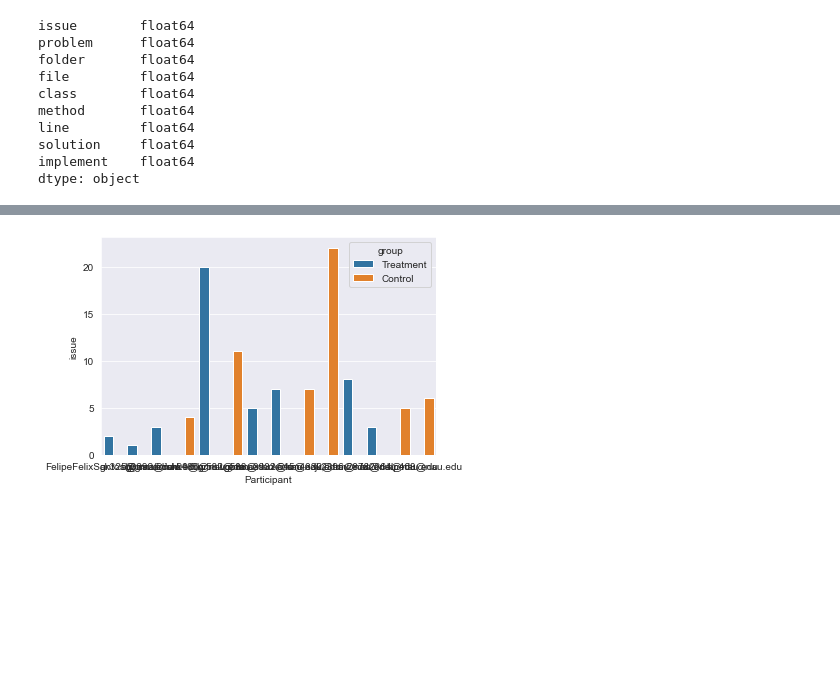
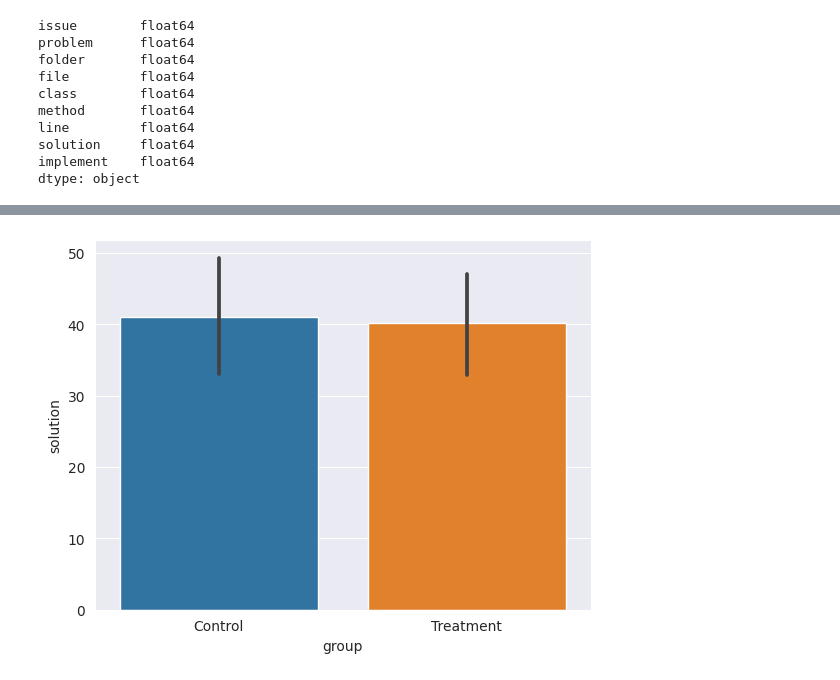
Before and after one commit to fabiojavamarcos/MilestonesExperiments, a Jupyter notebook: Analysis_MilestonesExperiments.ipynb, the cells around one changed output, grey strips where cells are left out. Saved outputs shown, nothing was run; the diff lists cells and outputs as text; code cells hidden in the pictures; blank space fills up the shorter version.

```diff
--- a/Analysis_MilestonesExperiments.ipynb
+++ b/Analysis_MilestonesExperiments.ipynb
@@ -9,9 +9,12 @@ import seaborn as sns
 #https://altair-viz.github.io/gallery/errorbars_with_std.html
 #import altair as alt
 #from vega_datasets import data
-
+# Set Seaborn style
+sns.set_style('darkgrid')
 #defining paths
-results_milestones = 'Milestones - timesStandard-prod.csv'
+#results_milestones = 'Milestones - timesStandard-prod.csv'
+# results_milestones = '2024_data/testData.csv'
+results_milestones =  '2024_data/Milestones - MILESTONE NOTEBOOK_ timesStandard-prod.csv'
 dataBinary_milestones = pd.read_csv(results_milestones)
 # %%
 dataBinary_milestones
@@ -49,0 +106,24 @@ dataBinary_milestones_valid.drop(dataBinary_milestones_valid[dataBinary_mileston
+# %%
+dataBinary_milestones_NA_times = dataBinary_milestones
+# dataBinary_milestones_NA_times.head()
+
+for i,row in dataBinary_milestones_NA_times.iterrows():
+    if dataBinary_milestones_NA_times.at[i,'issue'] == 60:
+        dataBinary_milestones_NA_times.at[i,'issue'] = np.NaN
+    if dataBinary_milestones_NA_times.at[i,'problem'] == 60:
+        dataBinary_milestones_NA_times.at[i,'problem'] = np.NaN
+    if dataBinary_milestones_NA_times.at[i,'folder'] == 60:
+        dataBinary_milestones_NA_times.at[i,'folder'] = np.NaN
+    if dataBinary_milestones_NA_times.at[i,'file'] == 60:
+        dataBinary_milestones_NA_times.at[i,'file'] = np.NaN
+    if dataBinary_milestones_NA_times.at[i,'class'] == 60:
+        dataBinary_milestones_NA_times.at[i,'class'] = np.NaN
+    if dataBinary_milestones_NA_times.at[i,'method'] == 60:
+        dataBinary_milestones_NA_times.at[i,'method'] = np.NaN
+    if dataBinary_milestones_NA_times.at[i,'line'] == 60:
+        dataBinary_milestones_NA_times.at[i,'line'] = np.NaN
+    if dataBinary_milestones_NA_times.at[i,'solution'] == 60:
+        dataBinary_milestones_NA_times.at[i,'solution'] = np.NaN
+    # print(dataBinary_milestones_NA_times.at[i,'issue'])
+
+dataBinary_milestones_NA_times
@@ -49,0 +149,6 @@ dataBinary_milestones_valid.drop(dataBinary_milestones_valid[dataBinary_mileston
+# %%
+# dataBinary_milestones_NA_times=dataBinary_milestones_NA_times.iloc[5:]
+
+dataBinary_milestones_NA_times=dataBinary_milestones_NA_times[["issue_number","Participant","folder", "file", "class", "method", "line", "solution", "group"]]
+dataBinary_milestones_NA_times = dataBinary_milestones_NA_times.dropna()
+dataBinary_milestones_NA_times
@@ -516,16 +823,14 @@ plt.show()
 # %%
-import seaborn as sns
-
 # Set Seaborn style
 sns.set_style('darkgrid')
 # Import Data
 #titanic_dataset = sns.load_dataset("titanic")
-
+dataBinary_milestones_NA_times.head()
 # Construct plot
-sns.barplot(x = "Participant", y = "issue", hue = "group", data = dataBinary_milestones_valid)
+sns.barplot(x = "group", y = "solution", data = dataBinary_milestones_NA_times)
 plt.show()
 # %% [output]
-[figure, old version]
+[figure, new version]
 # %%
 import seaborn as sns
 
```
Also changed, not shown: parts of 122 cells of this notebook, 10 other files.
